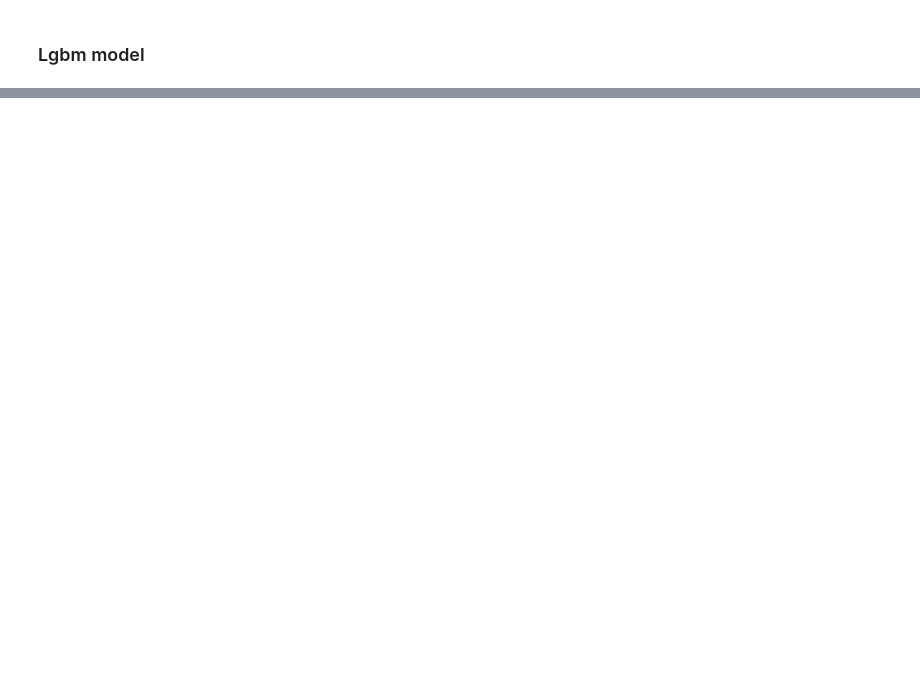
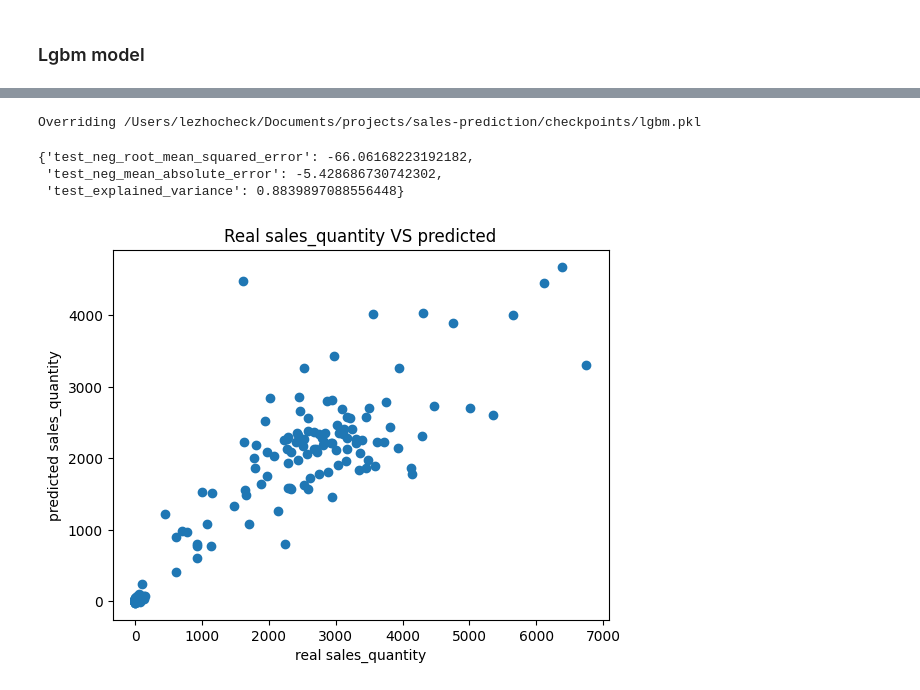
Before and after one commit to lezhocheck/sales-prediction, a Jupyter notebook: notebooks/predict.ipynb, the cells around one changed output, grey strips where cells are left out. Cells and saved outputs as stored; diff of their text form; code cells hidden in the pictures; blank space fills up the shorter version.

```diff
--- a/notebooks/predict.ipynb
+++ b/notebooks/predict.ipynb
@@ -192,6 +194,6 @@ explained_variance_score(result['sales_quantity'], result['predicted'])
 # %% [markdown]
 ### Lgbm model
 # %%
-predictor = LgbmPredictor()
-predictor.train(X_train, y_train)
+lgbm_pred = LgbmPredictor('../checkpoints/lgbm.pkl')
+lgbm_pred.train(X_train, y_train, force=True)
 # %% [output]
@@ -198,0 +212,29 @@ Model already trained. Skipping...
+# %%
+lgbm_pred.save('../checkpoints/lgbm.pkl')
+# %% [output]
+Overriding /Users/lezhocheck/Documents/projects/sales-prediction/checkpoints/lgbm.pkl
+# %%
+lgbm_evaluator = Evaluator(lgbm_pred)
+lgbm_mock_predicted = lgbm_evaluator.predict_mock_df()
+# %%
+mae = mean_absolute_error(lgbm_mock_predicted['sales_quantity_right'], lgbm_mock_predicted['sales_quantity'])
+rmse = root_mean_squared_error(lgbm_mock_predicted['sales_quantity_right'], lgbm_mock_predicted['sales_quantity'])
+evs = explained_variance_score(lgbm_mock_predicted['sales_quantity_right'], lgbm_mock_predicted['sales_quantity'])
+metrics = {
+    'test_neg_root_mean_squared_error': -rmse,
+    'test_neg_mean_absolute_error': -mae,
+    'test_explained_variance': evs
+}
+metrics
+# %% [output]
+{'test_neg_root_mean_squared_error': -66.06168223192182,
+ 'test_neg_mean_absolute_error': -5.428686730742302,
+ 'test_explained_variance': 0.8839897088556448}
+# %%
+plt.title('Real sales_quantity VS predicted')
+plt.scatter(lgbm_mock_predicted['sales_quantity_right'], lgbm_mock_predicted['sales_quantity'])
+plt.xlabel('real sales_quantity')
+plt.ylabel('predicted sales_quantity')
+plt.show()
+# %% [output]
+[figure, added]
```
Also changed, not shown: parts of 28 cells of this notebook, 4 other files.
